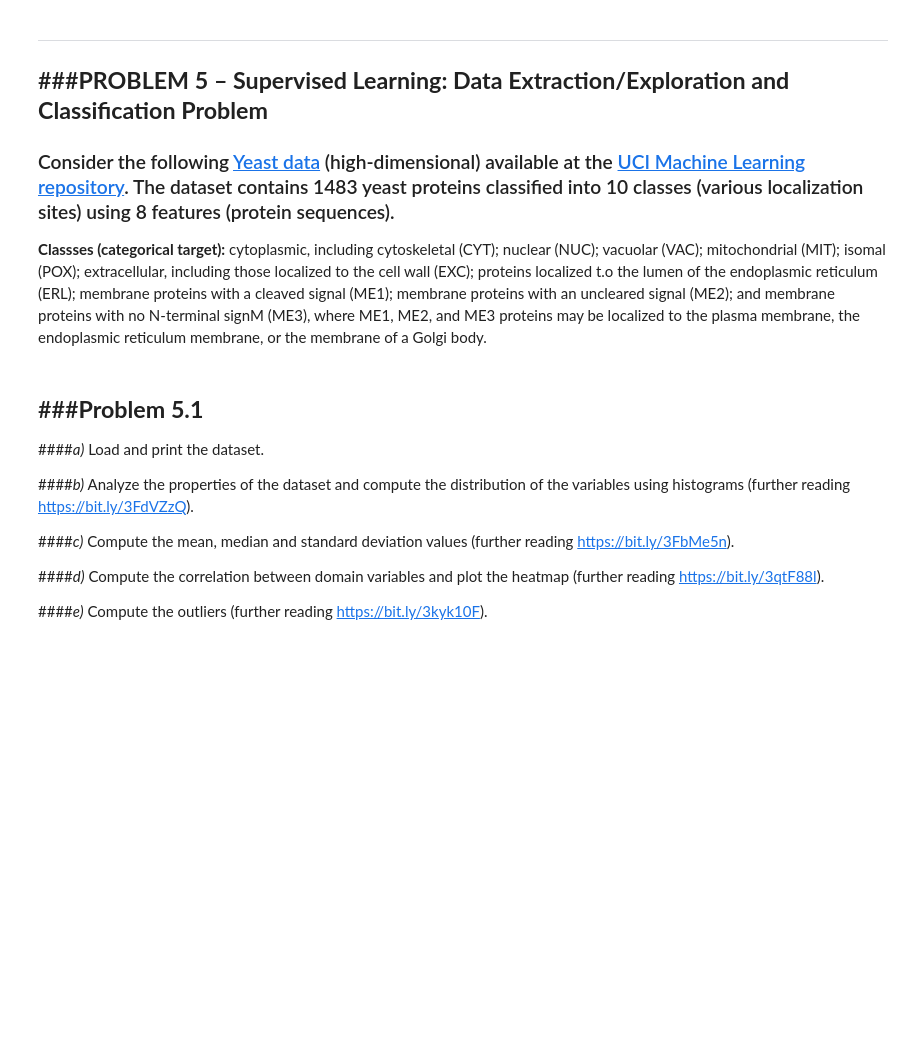
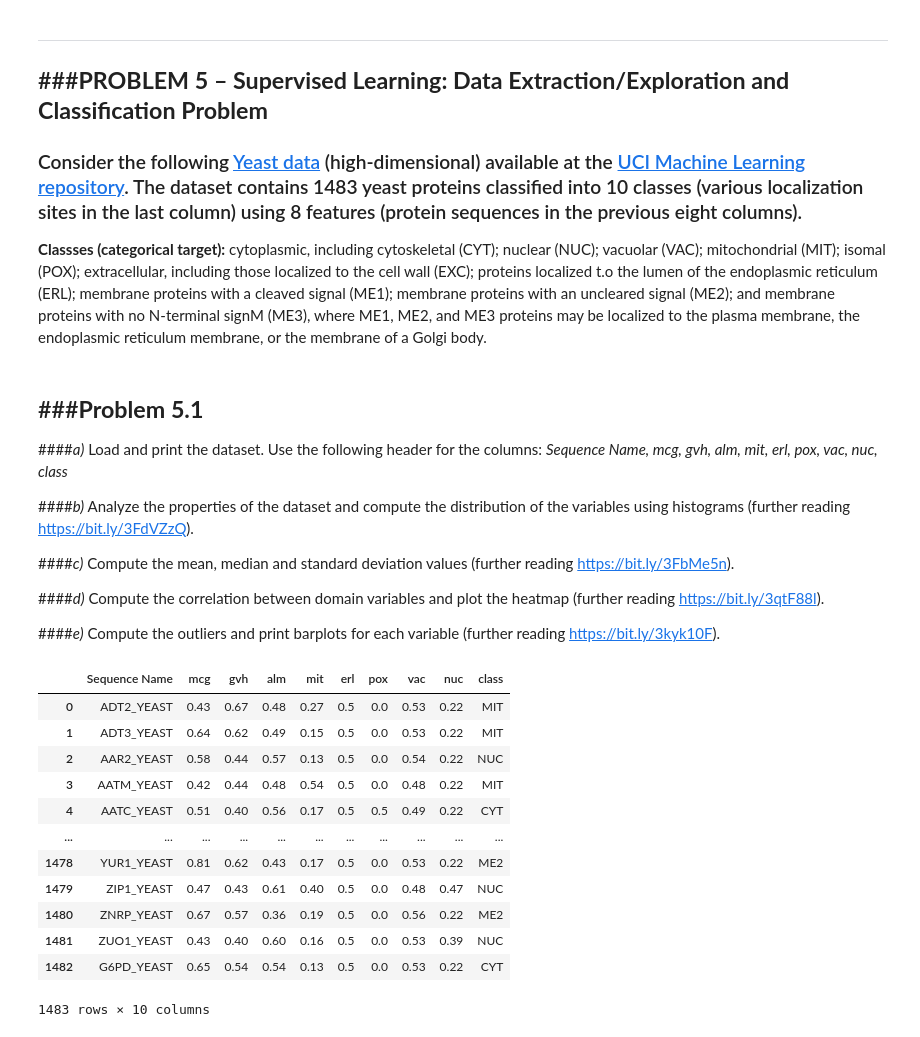
Before and after one commit to r-costa/MNAEQB_course, a Jupyter notebook: project5/project_5_MNAEQB.ipynb, the cells around one changed output. Drawn from its saved outputs; the diff is of its cells as text; code cells hidden in the pictures; blank space fills up the shorter version.

```diff
--- a/project5/project_5_MNAEQB.ipynb
+++ b/project5/project_5_MNAEQB.ipynb
@@ -25,14 +25,14 @@ NOTES:
 ###**PROBLEM 5 – Supervised Learning: Data Extraction/Exploration and Classification Problem**
 -----
 
-### Consider the following [Yeast data](https://archive.ics.uci.edu/ml/datasets/Yeast) (high-dimensional) available at the [UCI Machine Learning repository](https://archive.ics.uci.edu/). The dataset contains  1483 yeast proteins classified into 10 classes (various localization sites) using 8 features (protein sequences).
+### Consider the following [Yeast data](https://archive.ics.uci.edu/ml/datasets/Yeast) (high-dimensional) available at the [UCI Machine Learning repository](https://archive.ics.uci.edu/). The dataset contains  1483 yeast proteins classified into 10 classes (various localization sites in the last column) using 8 features (protein sequences in the previous eight columns).
 
 **Classses (categorical target):** cytoplasmic, including cytoskeletal (CYT); nuclear (NUC); vacuolar (VAC); mitochondrial (MIT); isomal (POX); extracellular, including those localized to the cell wall (EXC); proteins localized t.o the lumen of the endoplasmic reticulum (ERL); membrane proteins with a cleaved signal (ME1); membrane proteins with an uncleared signal (ME2); and membrane proteins with no N-terminal signM (ME3), where ME1, ME2, and ME3 proteins may be localized to the plasma membrane, the endoplasmic reticulum membrane, or the membrane of a Golgi body.
 # %% [markdown]
 ###**Problem 5.1**
 -----
 
-####*a)* Load and print the dataset.
+####*a)* Load and print the dataset. Use the following header for the columns: *Sequence Name, mcg, gvh, alm, mit, erl, pox, vac, nuc, class*
 
 ####*b)* Analyze the properties of the dataset and compute the distribution of the variables using histograms (further reading https://bit.ly/3FdVZzQ).
 
@@ -40,4 +40,39 @@ NOTES:
 
 ####*d)* Compute the correlation between domain variables and plot the heatmap (further reading https://bit.ly/3qtF88l).
 
-####*e)* Compute the outliers (further reading https://bit.ly/3kyk10F).
+####*e)* Compute the outliers and print barplots for each variable (further reading https://bit.ly/3kyk10F).
+# %%
+###TYPE YOUR CODE HERE (...)
+
+
+
+#a)
+#download the yeast dataset
+!wget -q https://archive.ics.uci.edu/ml/machine-learning-databases/yeast/yeast.data
+
+
+#imports packages
+import numpy as np
+import pandas as pd
+
+#add columns header
+dataset_columns = ["Sequence Name", "mcg", "gvh", "alm", "mit", "erl", "pox", "vac","nuc", "class"]
+
+#load a table of fixed-width formatted (fwf) lines into datadaframe including the header
+
+
+#show/print data
+# %% [output]
+|  | Sequence Name | mcg | gvh | alm | mit | erl | pox | vac | nuc | class |
+| 0 | ADT2_YEAST | 0.43 | 0.67 | 0.48 | 0.27 | 0.5 | 0.0 | 0.53 | 0.22 | MIT |
+| 1 | ADT3_YEAST | 0.64 | 0.62 | 0.49 | 0.15 | 0.5 | 0.0 | 0.53 | 0.22 | MIT |
+| 2 | AAR2_YEAST | 0.58 | 0.44 | 0.57 | 0.13 | 0.5 | 0.0 | 0.54 | 0.22 | NUC |
+| 3 | AATM_YEAST | 0.42 | 0.44 | 0.48 | 0.54 | 0.5 | 0.0 | 0.48 | 0.22 | MIT |
+| 4 | AATC_YEAST | 0.51 | 0.40 | 0.56 | 0.17 | 0.5 | 0.5 | 0.49 | 0.22 | CYT |
+| ... | ... | ... | ... | ... | ... | ... | ... | ... | ... | ... |
+| 1478 | YUR1_YEAST | 0.81 | 0.62 | 0.43 | 0.17 | 0.5 | 0.0 | 0.53 | 0.22 | ME2 |
+| 1479 | ZIP1_YEAST | 0.47 | 0.43 | 0.61 | 0.40 | 0.5 | 0.0 | 0.48 | 0.47 | NUC |
+| 1480 | ZNRP_YEAST | 0.67 | 0.57 | 0.36 | 0.19 | 0.5 | 0.0 | 0.56 | 0.22 | ME2 |
+| 1481 | ZUO1_YEAST | 0.43 | 0.40 | 0.60 | 0.16 | 0.5 | 0.0 | 0.53 | 0.39 | NUC |
+| 1482 | G6PD_YEAST | 0.65 | 0.54 | 0.54 | 0.13 | 0.5 | 0.0 | 0.53 | 0.22 | CYT |
+1483 rows × 10 columns
```
Also changed, not shown: parts of 9 cells of this notebook.
